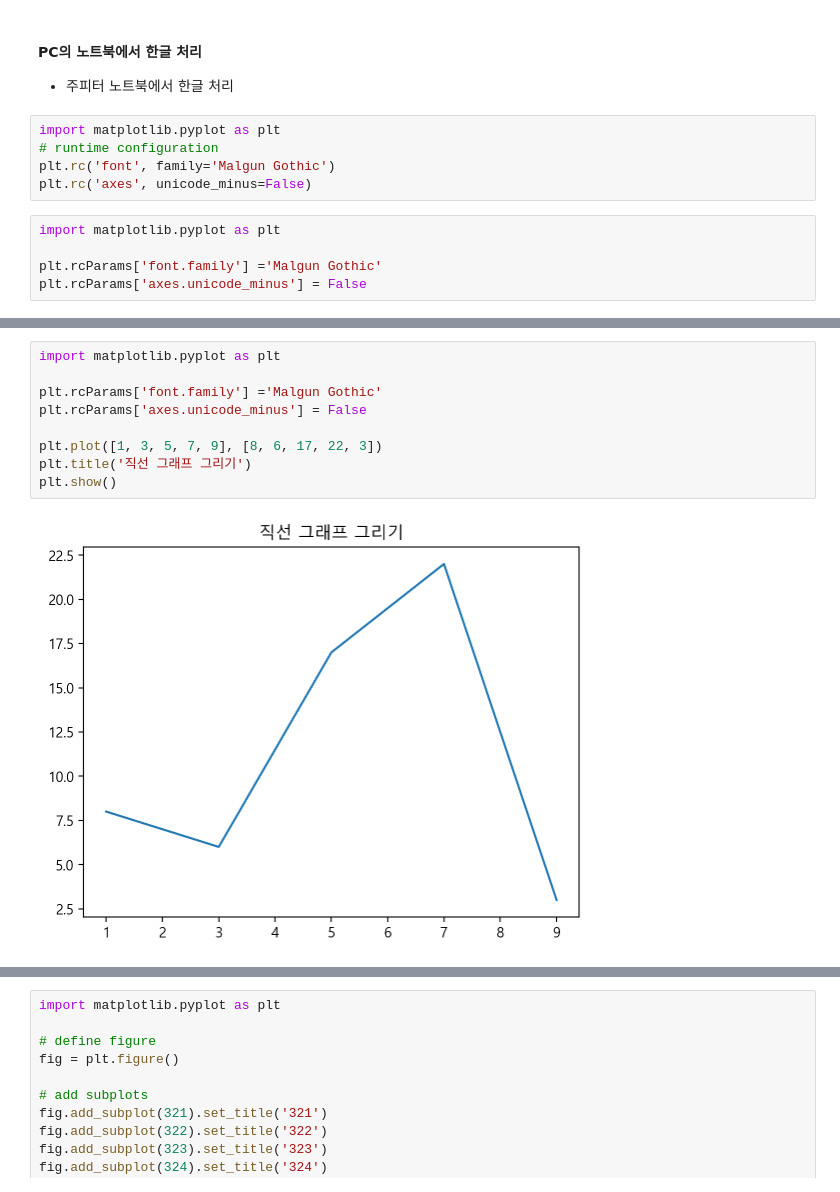
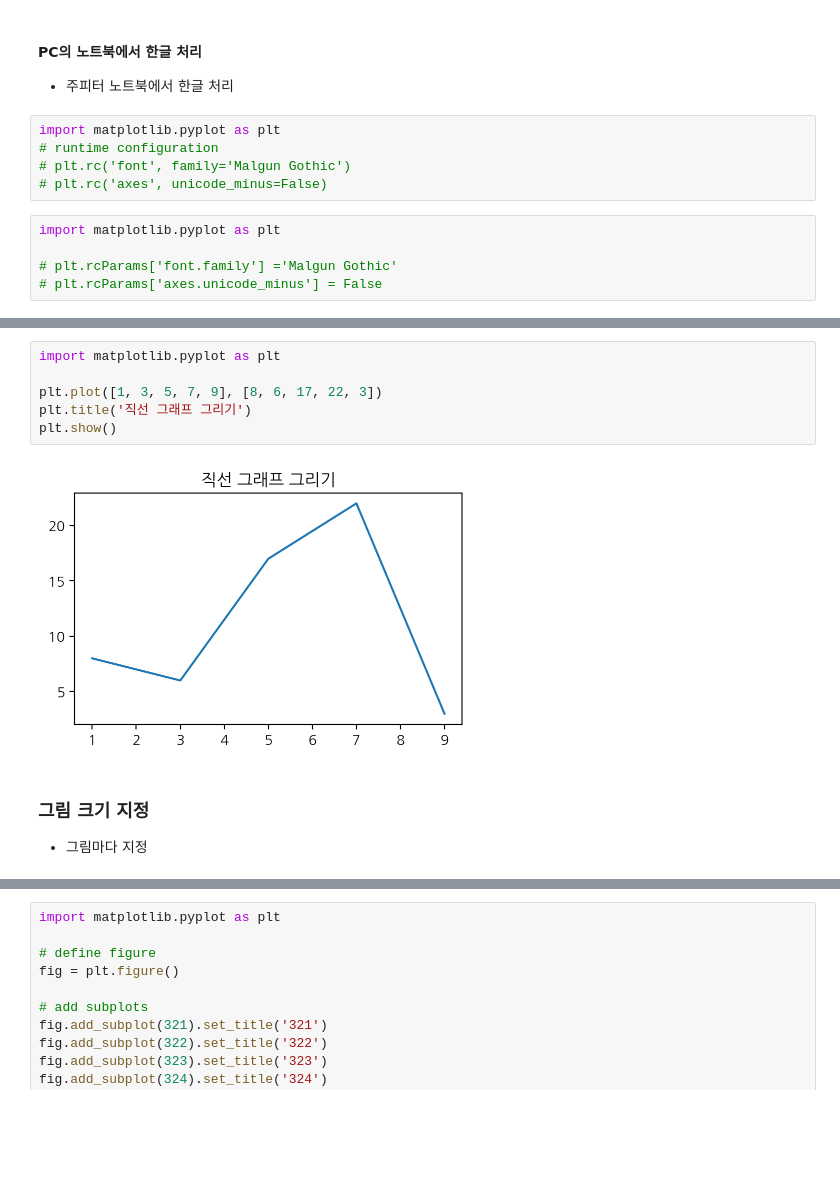
Before and after one commit to InHyeok-Hwang/Intro-DA, a Jupyter notebook: code/w07_matplotlib_vis.ipynb, the cells around one changed output, grey strips where cells are left out. Cells and saved outputs as stored; diff of their text form; blank space fills up the shorter version.

```diff
--- a/code/w07_matplotlib_vis.ipynb
+++ b/code/w07_matplotlib_vis.ipynb
@@ -21,10 +21,10 @@ print(mpl.__version__)
 # %%
 import matplotlib.pyplot as plt
 # runtime configuration
-plt.rc('font', family='Malgun Gothic')
-plt.rc('axes', unicode_minus=False)
+# plt.rc('font', family='Malgun Gothic')
+# plt.rc('axes', unicode_minus=False)
 # %%
 import matplotlib.pyplot as plt
 
-plt.rcParams['font.family'] ='Malgun Gothic'
-plt.rcParams['axes.unicode_minus'] = False
+# plt.rcParams['font.family'] ='Malgun Gothic'
+# plt.rcParams['axes.unicode_minus'] = False
@@ -38,11 +56,11 @@ plt.show()
 # %%
 import matplotlib.pyplot as plt
-
-plt.rcParams['font.family'] ='Malgun Gothic'
-plt.rcParams['axes.unicode_minus'] = False
 
 plt.plot([1, 3, 5, 7, 9], [8, 6, 17, 22, 3])
 plt.title('직선 그래프 그리기')
 plt.show()
 # %% [output]
-[figure, old version]
+[figure, new version]
+# %% [markdown]
+### 그림 크기 지정
+- 그림마다 지정
```
Also changed, not shown: parts of 23 cells of this notebook.
